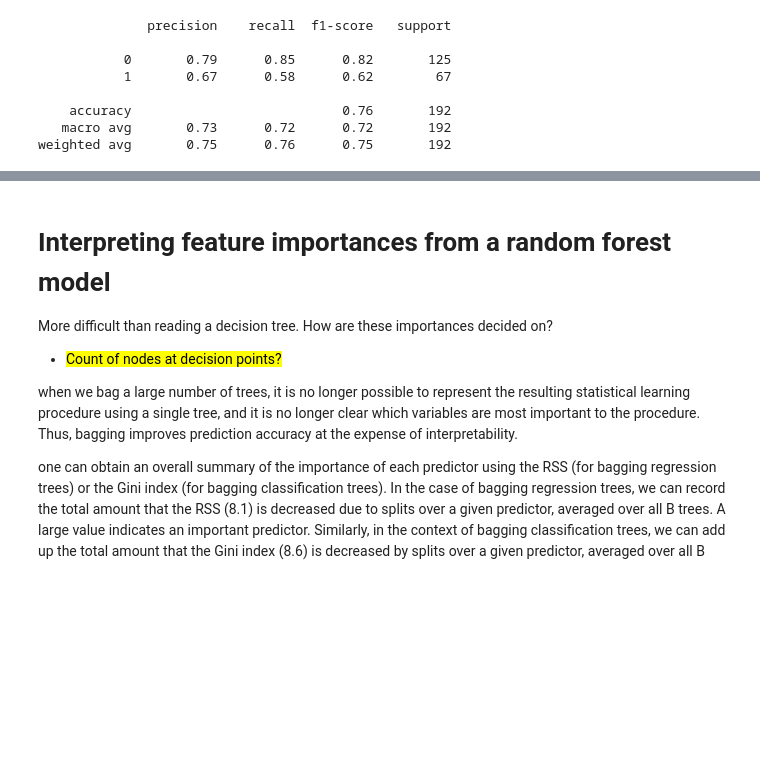
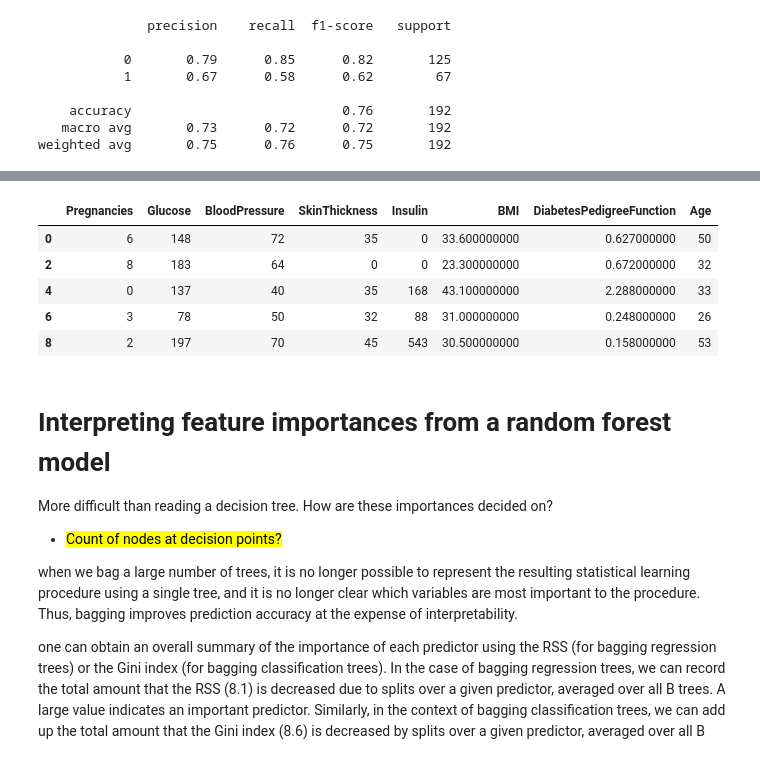
Before and after one commit to bkdevart/ML-Playground, a Jupyter notebook: python_data/feature-importances-ios.ipynb, the cells around one changed output, grey strips where cells are left out. Drawn from its saved outputs; the diff is of its cells as text; code cells hidden in the pictures; blank space fills up the shorter version.

```diff
--- a/python_data/feature-importances-ios.ipynb
+++ b/python_data/feature-importances-ios.ipynb
@@ -554,3 +499,12 @@ X_train_scaled_df.head()
+# %%
+pima[pima['Outcome'] == 1][X_cols].head()
+# %% [output]
+|  | Pregnancies | Glucose | BloodPressure | SkinThickness | Insulin | BMI | DiabetesPedigreeFunction | Age |
+| 0 | 6 | 148 | 72 | 35 | 0 | 33.600000000 | 0.627000000 | 50 |
+| 2 | 8 | 183 | 64 | 0 | 0 | 23.300000000 | 0.672000000 | 32 |
+| 4 | 0 | 137 | 40 | 35 | 168 | 43.100000000 | 2.288000000 | 33 |
+| 6 | 3 | 78 | 50 | 32 | 88 | 31.000000000 | 0.248000000 | 26 |
+| 8 | 2 | 197 | 70 | 45 | 543 | 30.500000000 | 0.158000000 | 53 |
 # %% [markdown]
 # Interpreting feature importances from a random forest model
 More difficult than reading a decision tree.  How are these importances decided on?
```
Also changed, not shown: parts of 25 cells of this notebook, 7 other files.
